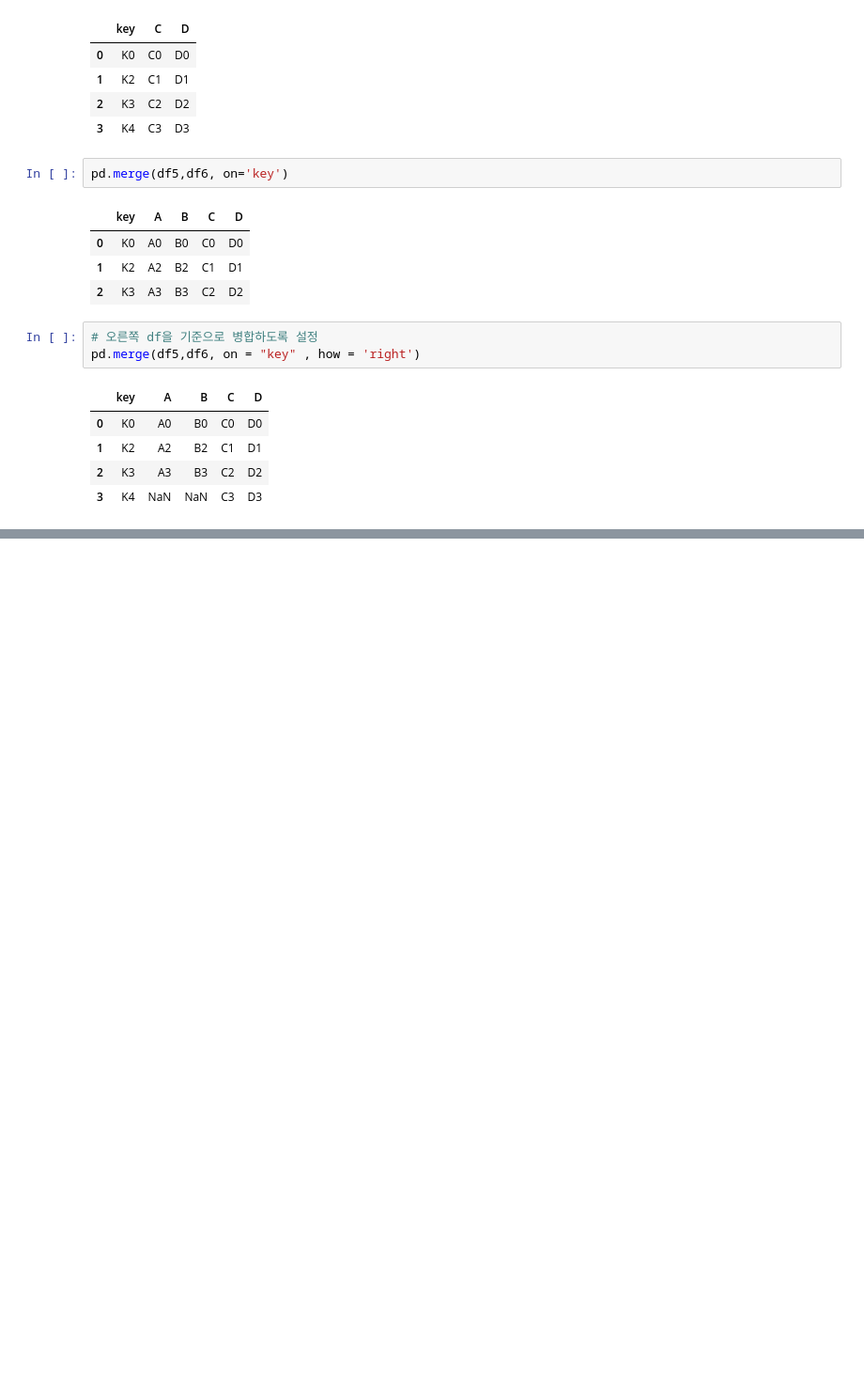
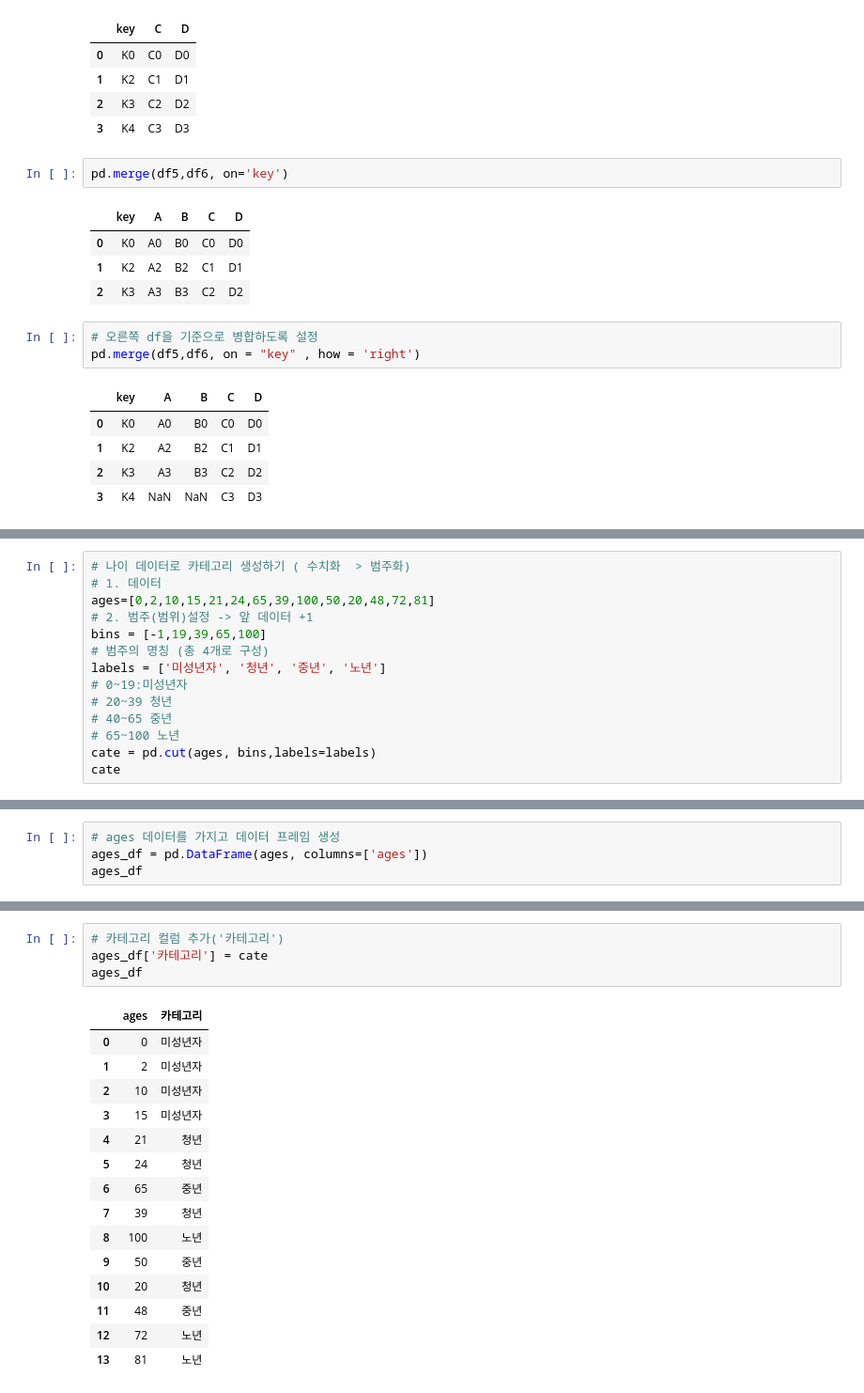
Before and after one commit to likemilktea/GjAiSchool, a Jupyter notebook: 04.Python/Python Library/ex03_pandas_DataFrame.ipynb, the cells around one changed output, grey strips where cells are left out. Shown at 94% size. Drawn from its saved outputs; the diff is of its cells as text; blank space fills up the shorter version.

```diff
--- a/04.Python/Python Library/ex03_pandas_DataFrame.ipynb
+++ b/04.Python/Python Library/ex03_pandas_DataFrame.ipynb
@@ -756,0 +818,14 @@ pd.merge(df5,df6, on = "key" , how = 'right')
+# %%
+# 나이 데이터로 카테고리 생성하기 ( 수치화  > 범주화)
+# 1. 데이터
+ages=[0,2,10,15,21,24,65,39,100,50,20,48,72,81]
+# 2. 범주(범위)설정 -> 앞 데이터 +1
+bins = [-1,19,39,65,100]
+# 범주의 명칭 (총 4개로 구성)
+labels = ['미성년자', '청년', '중년', '노년']
+# 0~19:미성년자
+# 20~39 청년
+# 40~65 중년
+# 65~100 노년
+cate = pd.cut(ages, bins,labels=labels)
+cate
@@ -756,0 +845,4 @@ pd.merge(df5,df6, on = "key" , how = 'right')
+# %%
+# ages 데이터를 가지고 데이터 프레임 생성
+ages_df = pd.DataFrame(ages, columns=['ages'])
+ages_df
@@ -756,0 +865,20 @@ pd.merge(df5,df6, on = "key" , how = 'right')
+# %%
+# 카테고리 컬럼 추가('카테고리')
+ages_df['카테고리'] = cate
+ages_df
+# %% [output]
+|  | ages | 카테고리 |
+| 0 | 0 | 미성년자 |
+| 1 | 2 | 미성년자 |
+| 2 | 10 | 미성년자 |
+| 3 | 15 | 미성년자 |
+| 4 | 21 | 청년 |
+| 5 | 24 | 청년 |
+| 6 | 65 | 중년 |
+| 7 | 39 | 청년 |
+| 8 | 100 | 노년 |
+| 9 | 50 | 중년 |
+| 10 | 20 | 청년 |
+| 11 | 48 | 중년 |
+| 12 | 72 | 노년 |
+| 13 | 81 | 노년 |
```
Also changed, not shown: parts of 17 cells of this notebook, 12 other files.
